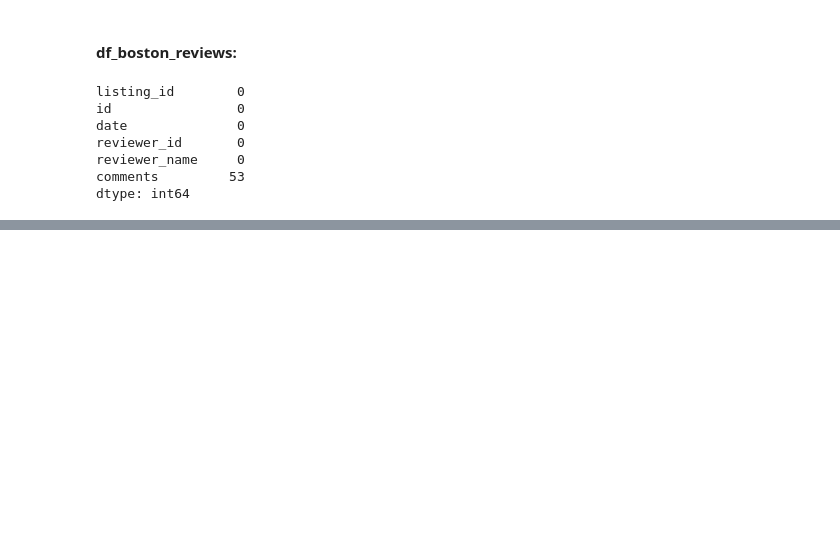
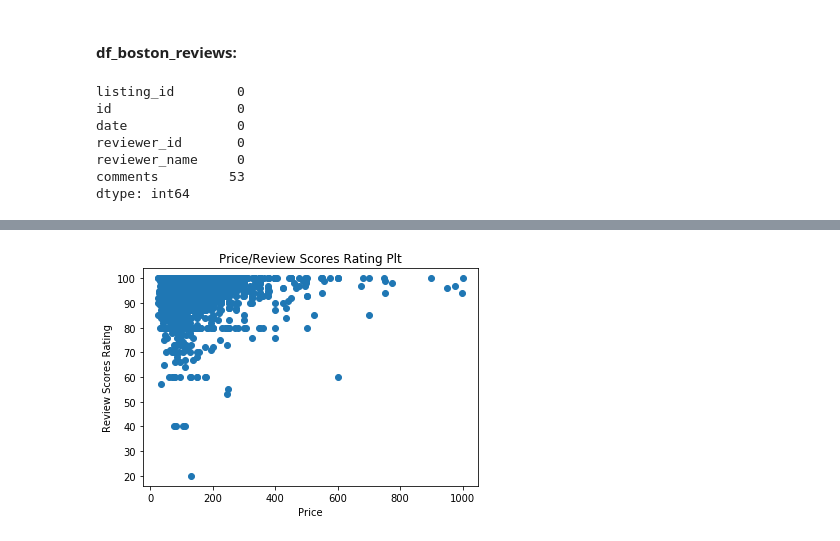
Before and after one commit to kylechenoO/airbnb, a Jupyter notebook: airbnb.ipynb, the cells around one changed output, grey strips where cells are left out. Drawn from its saved outputs; the diff is of its cells as text; code cells hidden in the pictures; blank space fills up the shorter version.

```diff
--- a/airbnb.ipynb
+++ b/airbnb.ipynb
@@ -1100,0 +992,10 @@ plt.scatter(X, plt_df)
+# %%
+## merge df_seattle_listings with df_seattle_reviews
+feature_list = ['id', 'city', 'price', 'security_deposit', 'review_scores_rating',
+                'review_scores_accuracy', 'review_scores_cleanliness', 'review_scores_checkin',
+                'review_scores_communication', 'review_scores_location', 'review_scores_value']
+df_seattle = df_seattle_listings[feature_list]
+df_boston = df_boston_listings[feature_list]
+
+## show some data
+df_seattle.head()
@@ -1100,0 +1019,17 @@ plt.scatter(X, plt_df)
+# %%
+## trans the price to int
+def trans_price(df_input):
+    '''
+        This function will return the dataframe without '$', '.', ','
+    '''
+    df_input['price'] = df_input['price'].replace(r'\$', '', regex = True).replace(r'\.00', '', regex = True).replace(r',', '', regex = True)
+    df_input['security_deposit'] = df_input['security_deposit'].replace(r'\$', '', regex = True).replace(r'\.00', '', regex = True).replace(r',', '', regex = True)
+    df_input['price'] = df_input['price'].astype('int')
+    df_input['security_deposit'] = df_input['security_deposit'].astype('int')
+    return(df_input)
+
+## seattle
+df_seattle = trans_price(df_seattle)
+
+## boston
+df_boston = trans_price(df_boston)
@@ -1100,0 +1077,9 @@ plt.scatter(X, plt_df)
+# %%
+## plot it
+plt.scatter(df_seattle['price'], df_seattle['review_scores_rating'])
+plt.xlabel('Price')
+plt.ylabel('Review Scores Rating')
+plt.title('Price/Review Scores Rating Plt')
+plt.show()
+# %% [output]
+[figure, added]
```
Also changed, not shown: parts of 37 cells of this notebook, 1 other file.
